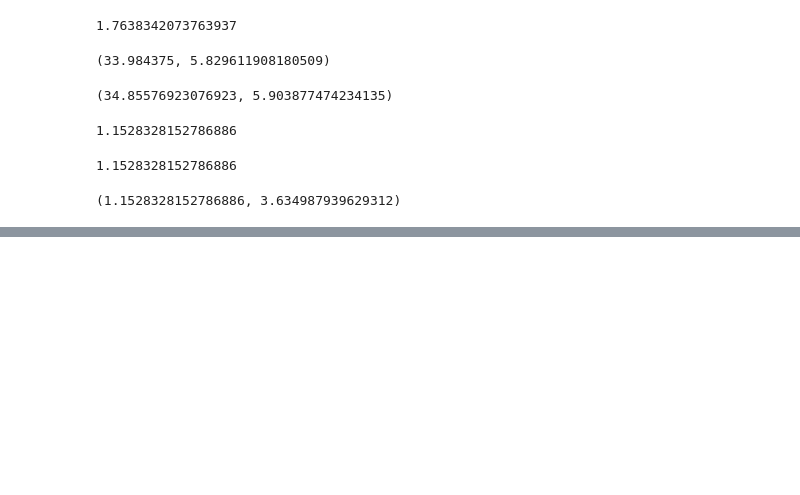
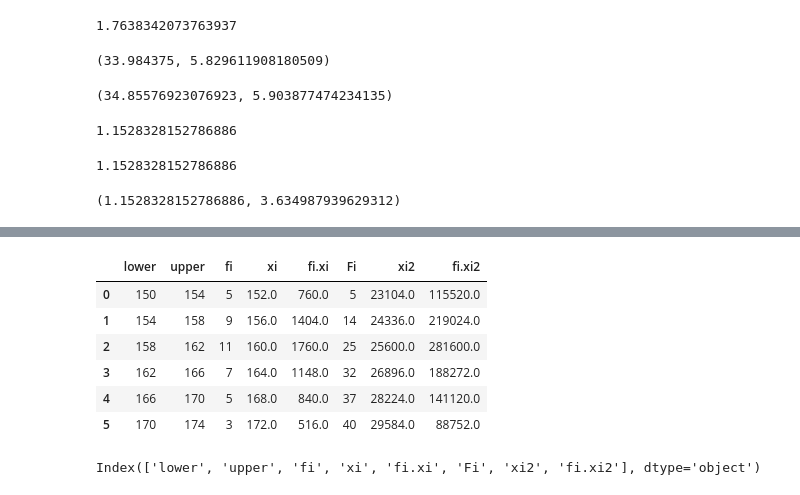
Before and after one commit to Dionmax/BurningMyBrain, a Jupyter notebook: EstatisticaDataScience/MeasuresDispersionPosition.ipynb, the cells around one changed output, grey strips where cells are left out. Drawn from its saved outputs; the diff is of its cells as text; code cells hidden in the pictures; blank space fills up the shorter version.

```diff
--- a/EstatisticaDataScience/MeasuresDispersionPosition.ipynb
+++ b/EstatisticaDataScience/MeasuresDispersionPosition.ipynb
@@ -531,0 +534,4 @@ stats.variation(odd_data) * 100, stats.variation(original_data) * 100
+# %%
+dataset_sd = dataset
+
+dataset_sd
@@ -531,0 +546,4 @@ stats.variation(odd_data) * 100, stats.variation(original_data) * 100
+# %%
+dataset_sd["xi2"] = dataset_sd["xi"] ** 2
+
+dataset_sd
@@ -531,0 +558,16 @@ stats.variation(odd_data) * 100, stats.variation(original_data) * 100
+# %%
+dataset_sd["fi.xi2"] = dataset_sd["fi"] * dataset_sd["xi2"]
+
+dataset_sd
+# %% [output]
+|  | lower | upper | fi | xi | fi.xi | Fi | xi2 | fi.xi2 |
+| 0 | 150 | 154 | 5 | 152.0 | 760.0 | 5 | 23104.0 | 115520.0 |
+| 1 | 154 | 158 | 9 | 156.0 | 1404.0 | 14 | 24336.0 | 219024.0 |
+| 2 | 158 | 162 | 11 | 160.0 | 1760.0 | 25 | 25600.0 | 281600.0 |
+| 3 | 162 | 166 | 7 | 164.0 | 1148.0 | 32 | 26896.0 | 188272.0 |
+| 4 | 166 | 170 | 5 | 168.0 | 840.0 | 37 | 28224.0 | 141120.0 |
+| 5 | 170 | 174 | 3 | 172.0 | 516.0 | 40 | 29584.0 | 88752.0 |
+# %%
+dataset_sd.columns
+# %% [output]
+Index(['lower', 'upper', 'fi', 'xi', 'fi.xi', 'Fi', 'xi2', 'fi.xi2'], dtype='object')
```
Also changed, not shown: parts of 5 cells of this notebook.
